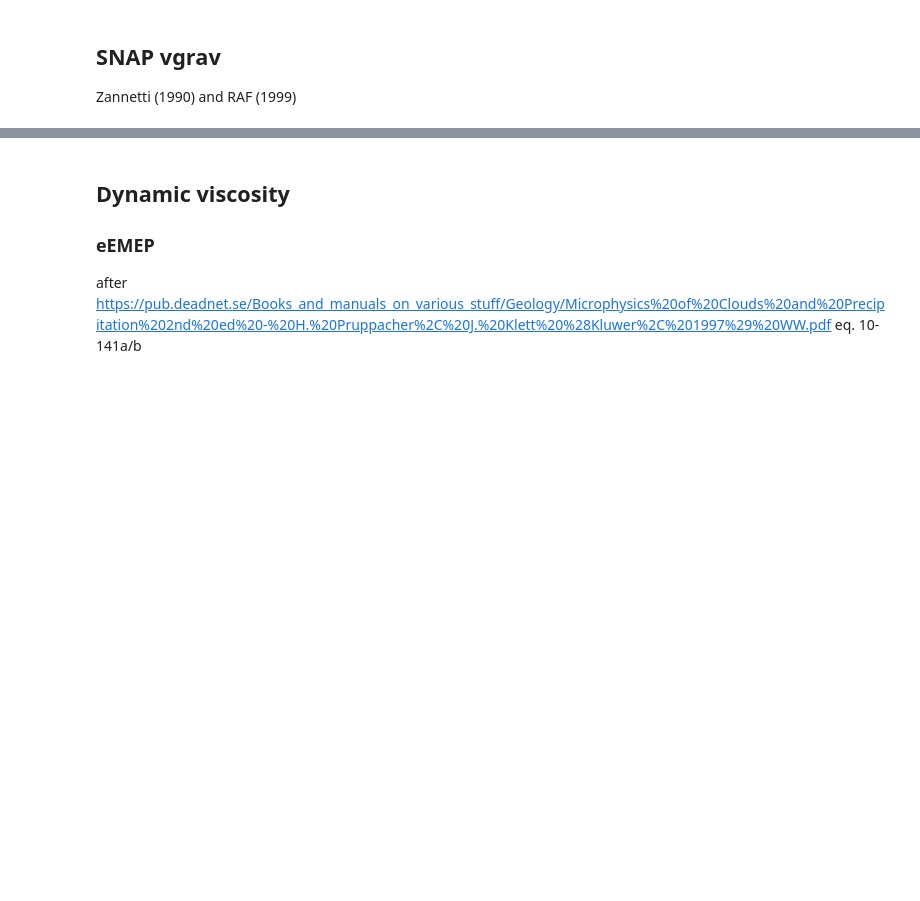
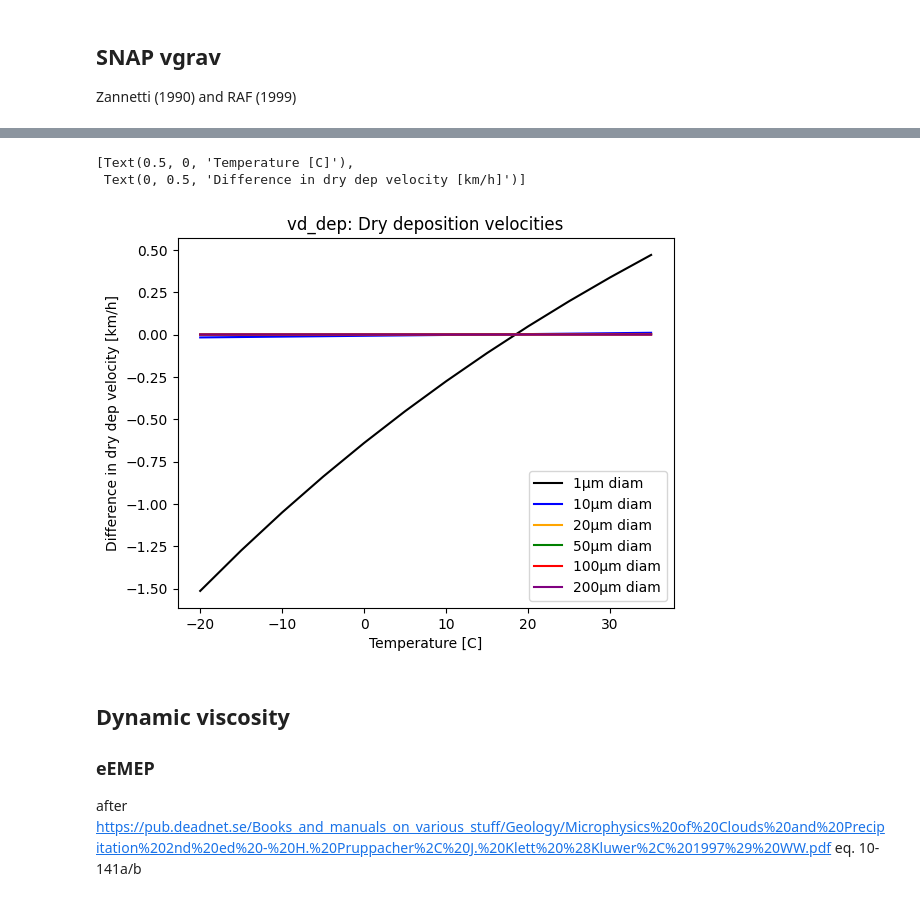
Before and after one commit to metno/snap, a Jupyter notebook: src/processes/grav_settling.ipynb, the cells around one changed output, grey strips where cells are left out. Drawn from its saved outputs; the diff is of its cells as text; code cells hidden in the pictures; blank space fills up the shorter version.

```diff
--- a/src/processes/grav_settling.ipynb
+++ b/src/processes/grav_settling.ipynb
@@ -278,3 +575,22 @@ size: 200, vt=[1.33089647 2.0227082  2.64088256]
+# %%
+colours = ['black','blue', 'orange', 'green', 'red', 'purple']
+
+fig, ax = plt.subplots()
+ax.set_title("vd_dep: Dry deposition velocities")
+temp=np.arange(-20.0,40.0,5.0)
+pressure = np.empty_like(temp)
+pressure[:] = std_atmosphere["pressure"][0]
+i=0
+for psize in [1, 10, 20, 50, 100, 200]:
+    ax.plot(temp,((dry_dep_const_nu(psize*1e-6,2300,temp + 273.15, pressure)-grav_snap2(psize*1e-6,2300,temp + 273.15, pressure))/grav_snap_orig(psize*1e-6,2300,temp + 273.15, pressure))*3.6,color=colours[i], label=f"{psize}µm diam")
+    i+=1
+
+ax.legend()
+ax.set(xlabel='Temperature [C]', ylabel="Relatie difference in dry dep velocity [km/h]")
+# %% [output]
+[Text(0.5, 0, 'Temperature [C]'),
+ Text(0, 0.5, 'Difference in dry dep velocity [km/h]')]
+[figure, added]
 # %% [markdown]
 ## Dynamic viscosity
 
```
Also changed, not shown: parts of 9 cells of this notebook.
